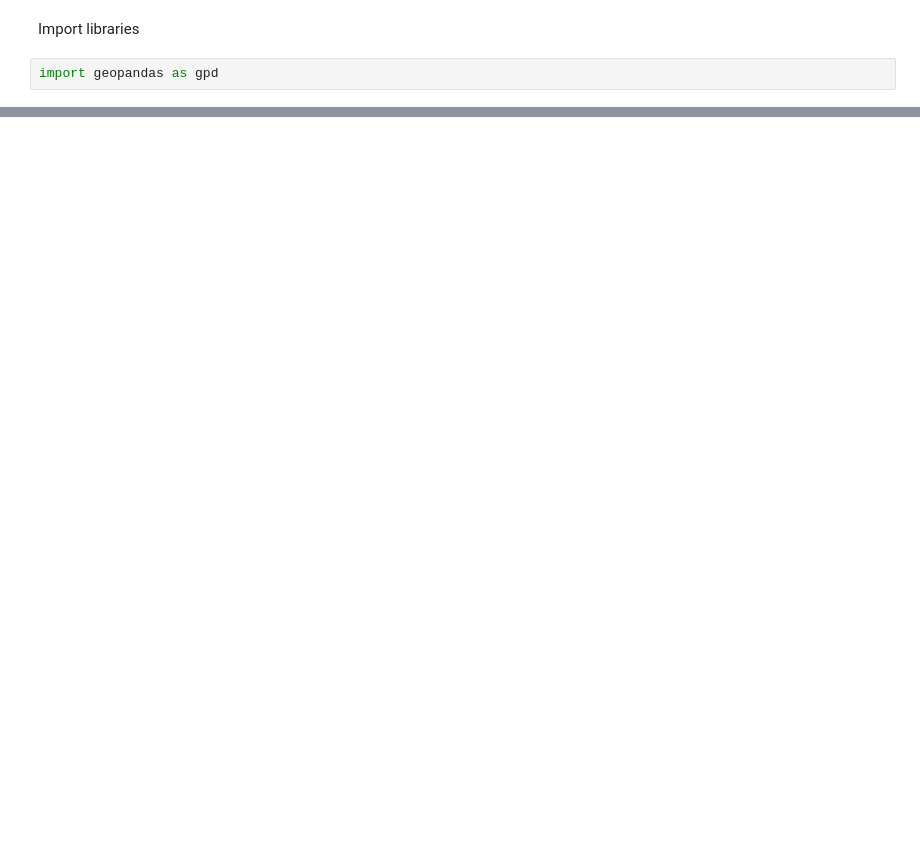
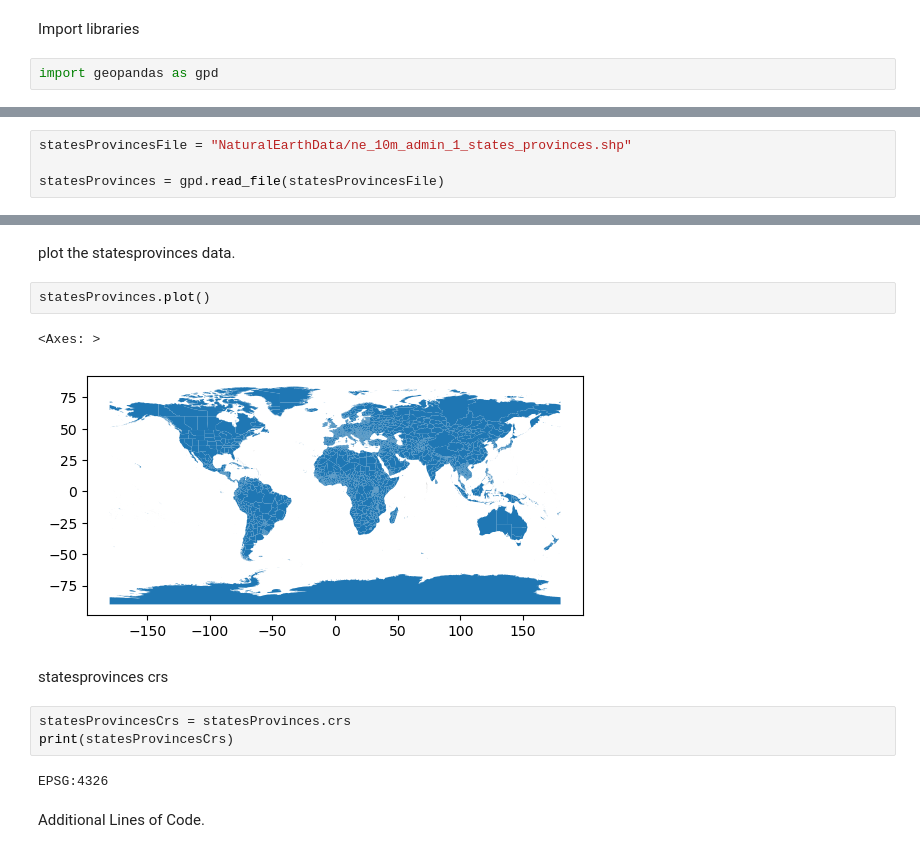
Before and after one commit to JoshuaT35/Wildfire-Analytics, a Jupyter notebook: useGeopandas.ipynb, the cells around one changed output, grey strips where cells are left out. Saved outputs shown, nothing was run; the diff lists cells and outputs as text; blank space fills up the shorter version.

Commit message:
statesProvinces folder with shapefile added

```diff
--- a/useGeopandas.ipynb
+++ b/useGeopandas.ipynb
@@ -4,0 +37,4 @@ import geopandas as gpd
+# %%
+statesProvincesFile = "NaturalEarthData/ne_10m_admin_1_states_provinces.shp"
+
+statesProvinces = gpd.read_file(statesProvincesFile)
@@ -5 +53,17 @@ import geopandas as gpd
+# %% [markdown]
+plot the statesprovinces data.
+# %%
+statesProvinces.plot()
+# %% [output]
+<Axes: >
+[figure, added]
+# %% [markdown]
+statesprovinces crs
+# %%
+statesProvincesCrs = statesProvinces.crs
+print(statesProvincesCrs)
+# %% [output]
+EPSG:4326
+# %% [markdown]
+Additional Lines of Code.
 # %%
```
Also changed, not shown: parts of 12 cells of this notebook, 1 other file.
